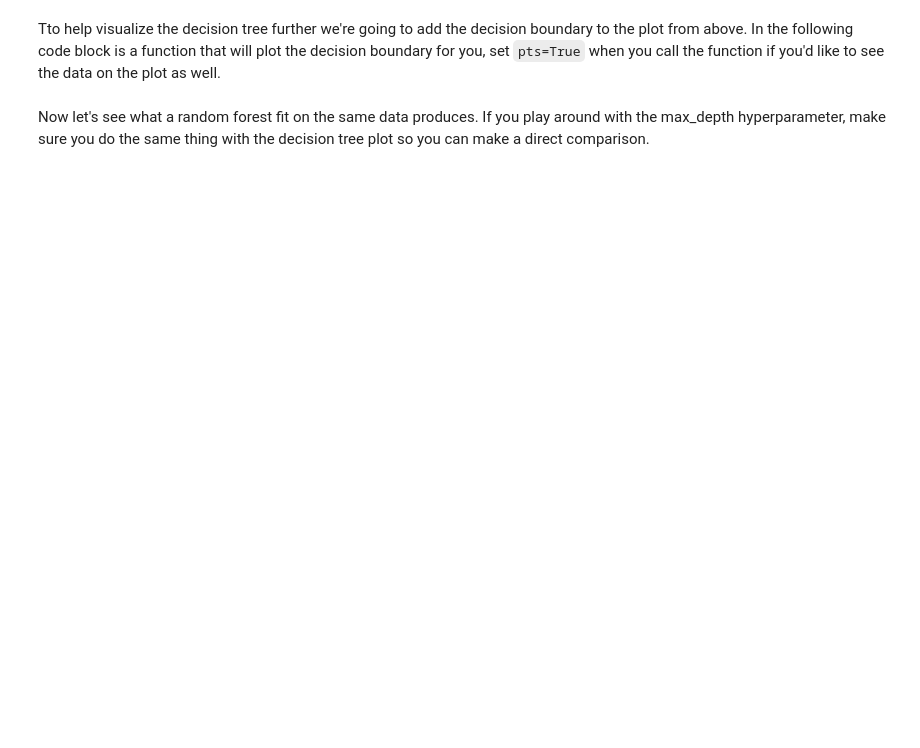
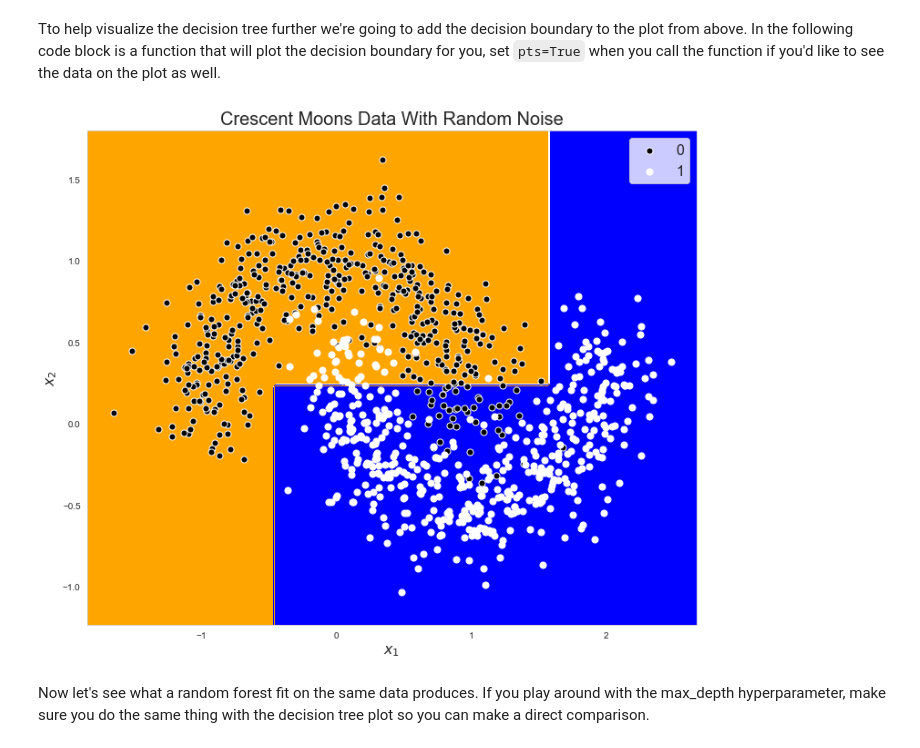
Before and after one commit to yuxinxwang/Code2020Materials, a Jupyter notebook: Lectures/Classification/Notebook 5 - Random Forests.ipynb, the cells around one changed output. Cells and saved outputs as stored; diff of their text form; code cells hidden in the pictures; blank space fills up the shorter version.

```diff
--- a/Lectures/Classification/Notebook 5 - Random Forests.ipynb
+++ b/Lectures/Classification/Notebook 5 - Random Forests.ipynb
@@ -129,7 +140,9 @@ def plot_bound(clf,X,y,pts = False):
     plt.show()
 # %%
 # Plot the boundary
-plot_bound(tree_clf,X,y)
+plot_bound(tree_clf,X,y, True)
+# %% [output]
+[figure, added]
 # %% [markdown]
 Now let's see what a random forest fit on the same data produces. If you play around with the max_depth hyperparameter, make sure you do the same thing with the decision tree plot so you can make a direct comparison.
 # %%
```
Also changed, not shown: parts of 13 cells of this notebook, 2 other files.
